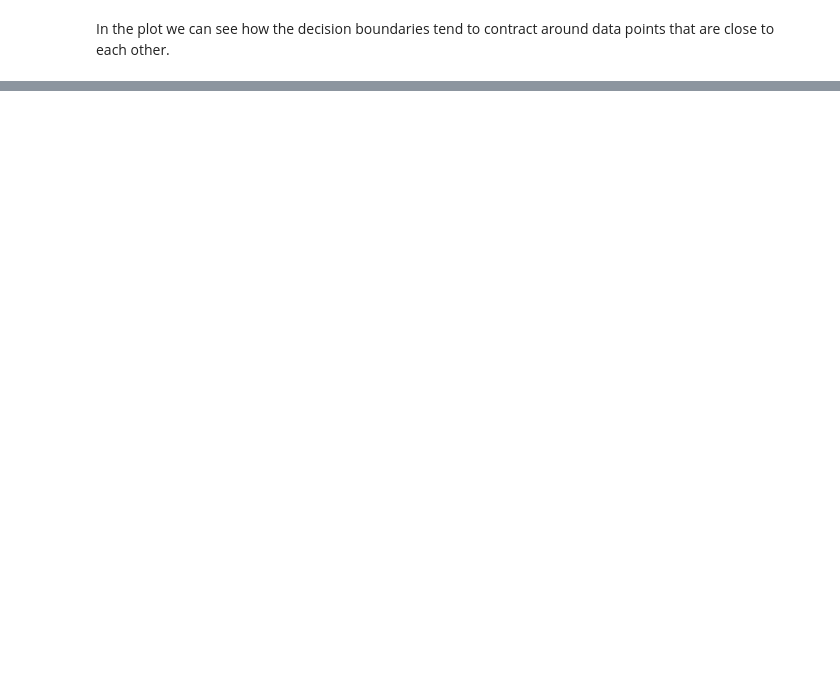
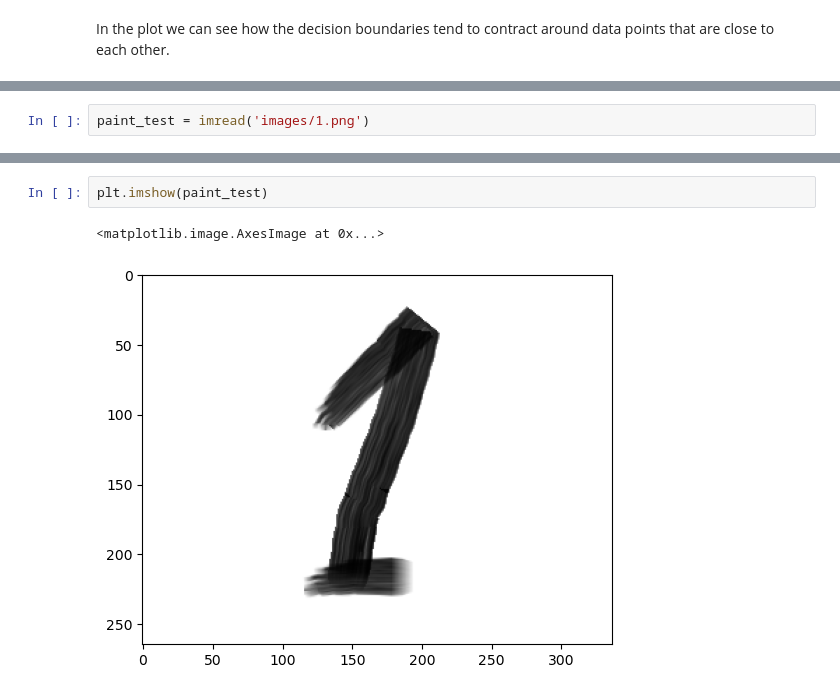
Before and after one commit to mi6oo6im/ml_sklearn_recognizing_handwritten_digits, a Jupyter notebook: recognize_handwritten_digits.ipynb, the cells around one changed output, grey strips where cells are left out. Saved outputs shown, nothing was run; the diff lists cells and outputs as text; blank space fills up the shorter version.

```diff
--- a/recognize_handwritten_digits.ipynb
+++ b/recognize_handwritten_digits.ipynb
@@ -381,0 +526,2 @@ In the plot we can see how the decision boundaries tend to contract around data
+# %%
+paint_test = imread('images/1.png')
@@ -381,0 +536,5 @@ In the plot we can see how the decision boundaries tend to contract around data
+# %%
+plt.imshow(paint_test)
+# %% [output]
+<matplotlib.image.AxesImage at 0x...>
+[figure, added]
```
Also changed, not shown: parts of 53 cells of this notebook, 14 other files.
